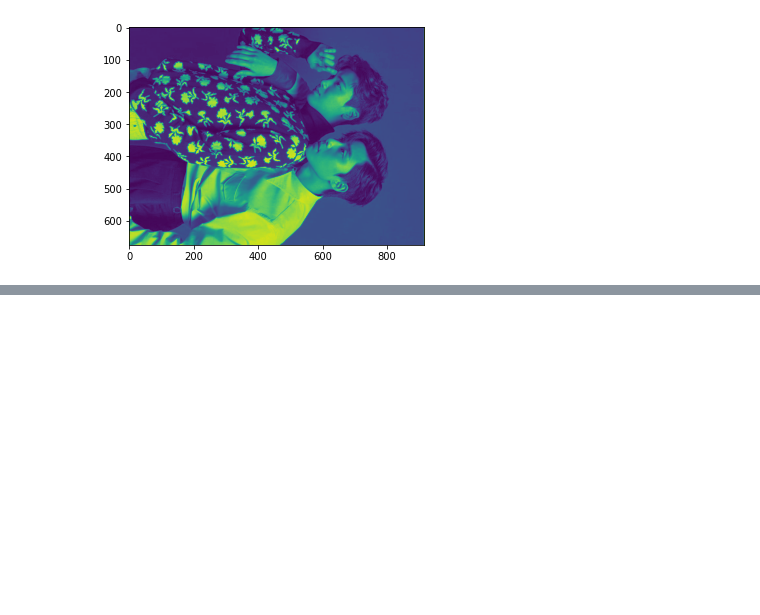
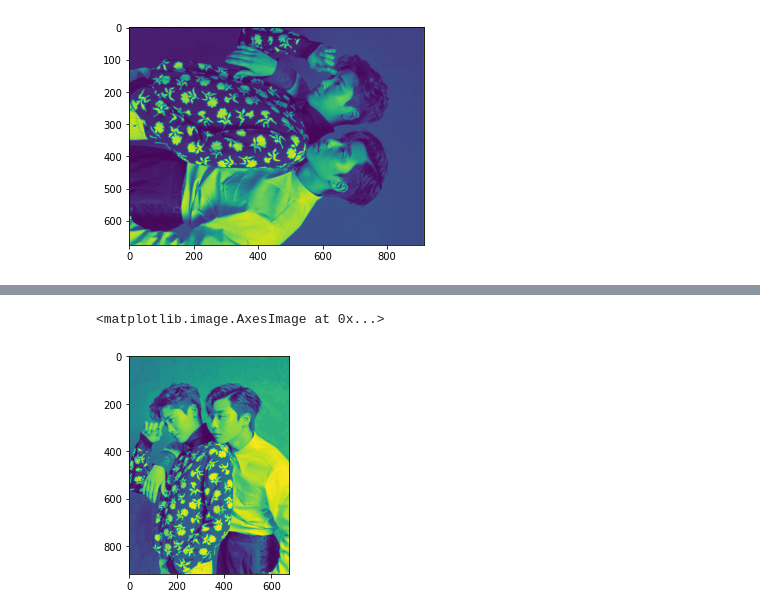
Before and after one commit to purvadanait/Computer-Vision, a Jupyter notebook: image_manipulation.ipynb, the cells around one changed output, grey strips where cells are left out. Saved outputs shown, nothing was run; the diff lists cells and outputs as text; code cells hidden in the pictures; blank space fills up the shorter version.

```diff
--- a/image_manipulation.ipynb
+++ b/image_manipulation.ipynb
@@ -48,0 +67,6 @@ plt.imshow(img_rotate1)
+# %%
+img_hist_equal = cv2.equalizeHist(image_gray)
+plt.imshow(img_hist_equal)
+# %% [output]
+<matplotlib.image.AxesImage at 0x...>
+[figure, added]
```
Also changed, not shown: parts of 6 cells of this notebook.
